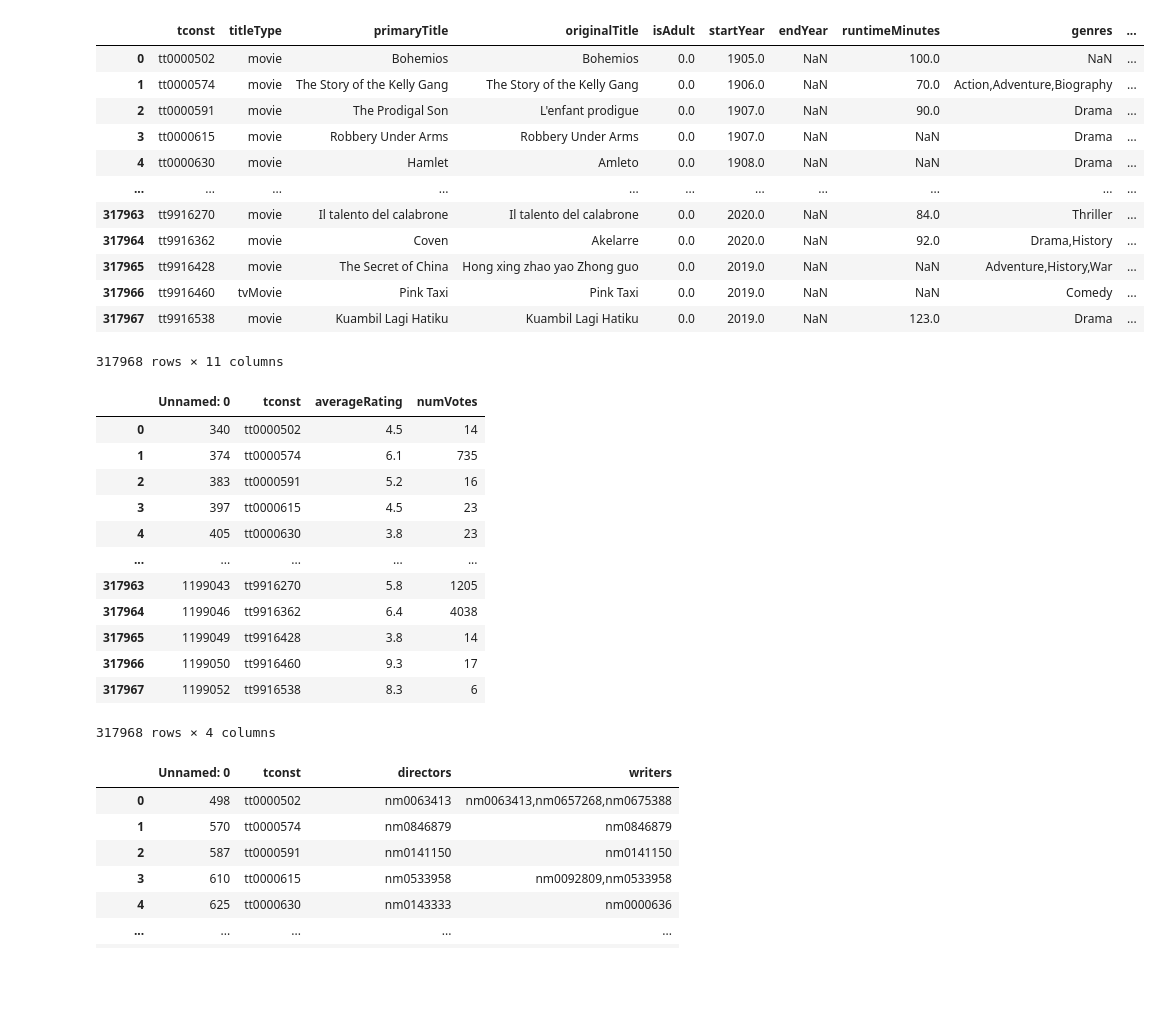
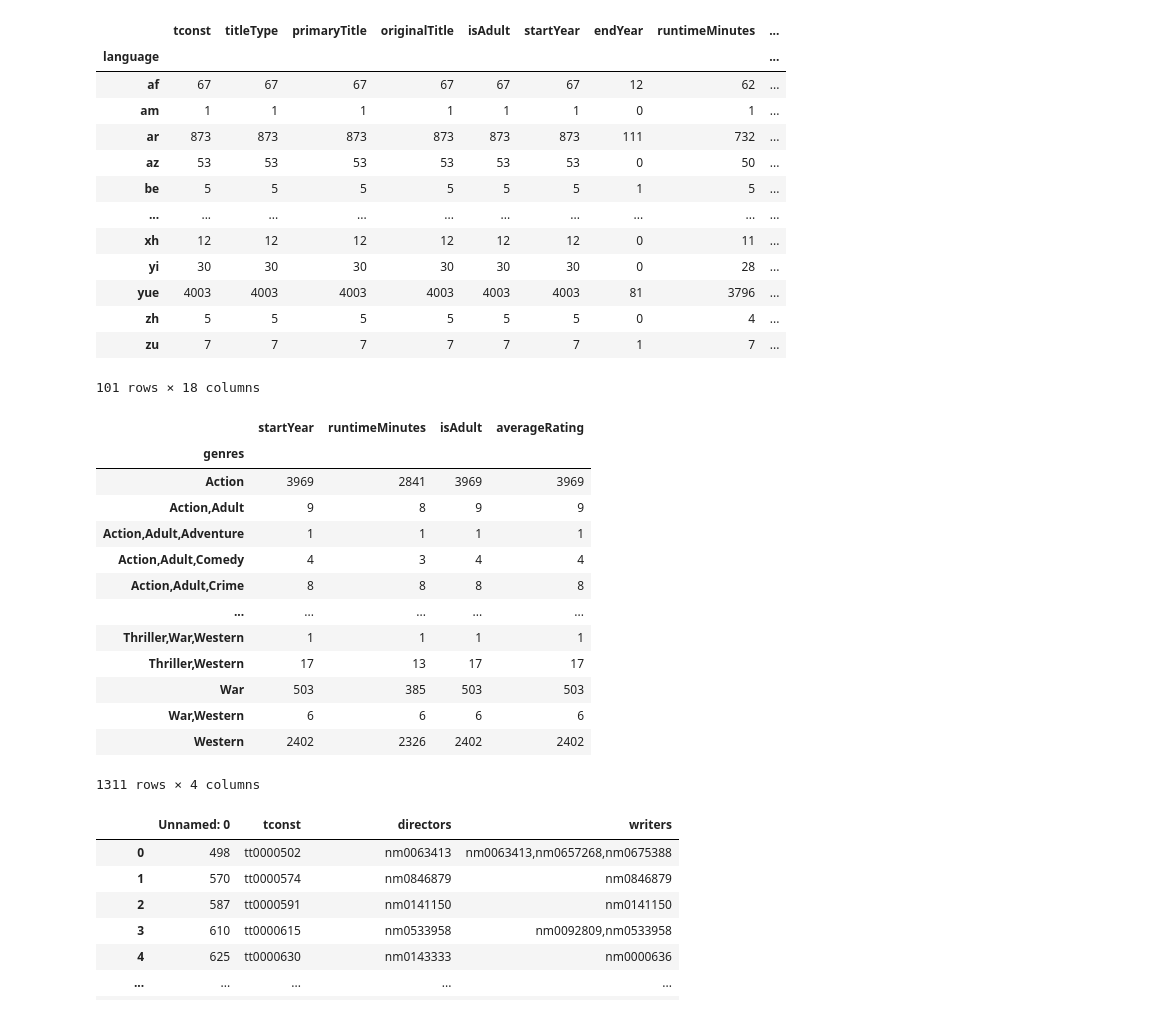
Before and after one commit to megarage9000/MovieProjection, a Jupyter notebook: Untitled.ipynb, the cells around one changed output. Saved outputs shown, nothing was run; the diff lists cells and outputs as text; code cells hidden in the pictures; blank space fills up the shorter version.

```diff
--- a/Untitled.ipynb
+++ b/Untitled.ipynb
@@ -47,41 +33,47 @@ result_csv
 # %%
-# we want only primaryTitle, startYear, runtimeMinutes, genres
-import pandas as pd
-basics = pd.read_csv('filtered_title.basics.tsv.gz.csv')
-ratings = pd.read_csv('filtered_title.ratings.tsv.gz.csv')
-# basics = basics[[basics.columns.difference(['averageRating'])]]
-basics = basics.merge(ratings, on=['tconst'])
-basics
+import matplotlib.pyplot as plt
+
+
+cat_val_count = movie_data.groupby('region').agg('count')
+cat_val_count
+# cat_index = cat_val_count.index.values
+# cat_values = cat_val_count[cat_val_count.columns[0]].values
+# cat_index
+# plt.hist(cat_values, len(cat_values))
+# plt.show()
 # %% [output]
-|  | tconst | titleType | primaryTitle | originalTitle | isAdult | startYear | endYear | runtimeMinutes | genres | ... |
-| 0 | tt0000502 | movie | Bohemios | Bohemios | 0.0 | 1905.0 | NaN | 100.0 | NaN | ... |
-| 1 | tt0000574 | movie | The Story of the Kelly Gang | The Story of the Kelly Gang | 0.0 | 1906.0 | NaN | 70.0 | Action,Adventure,Biography | ... |
-| 2 | tt0000591 | movie | The Prodigal Son | L'enfant prodigue | 0.0 | 1907.0 | NaN | 90.0 | Drama | ... |
-| 3 | tt0000615 | movie | Robbery Under Arms | Robbery Under Arms | 0.0 | 1907.0 | NaN | NaN | Drama | ... |
-| 4 | tt0000630 | movie | Hamlet | Amleto | 0.0 | 1908.0 | NaN | NaN | Drama | ... |
-| ... | ... | ... | ... | ... | ... | ... | ... | ... | ... | ... |
-| 317963 | tt9916270 | movie | Il talento del calabrone | Il talento del calabrone | 0.0 | 2020.0 | NaN | 84.0 | Thriller | ... |
-| 317964 | tt9916362 | movie | Coven | Akelarre | 0.0 | 2020.0 | NaN | 92.0 | Drama,History | ... |
-| 317965 | tt9916428 | movie | The Secret of China | Hong xing zhao yao Zhong guo | 0.0 | 2019.0 | NaN | NaN | Adventure,History,War | ... |
-| 317966 | tt9916460 | tvMovie | Pink Taxi | Pink Taxi | 0.0 | 2019.0 | NaN | NaN | Comedy | ... |
-| 317967 | tt9916538 | movie | Kuambil Lagi Hatiku | Kuambil Lagi Hatiku | 0.0 | 2019.0 | NaN | 123.0 | Drama | ... |
+|  | tconst | titleType | primaryTitle | originalTitle | isAdult | startYear | endYear | runtimeMinutes | ... |
+| language |  |  |  |  |  |  |  |  | ... |
+| af | 67 | 67 | 67 | 67 | 67 | 67 | 12 | 62 | ... |
+| am | 1 | 1 | 1 | 1 | 1 | 1 | 0 | 1 | ... |
+| ar | 873 | 873 | 873 | 873 | 873 | 873 | 111 | 732 | ... |
+| az | 53 | 53 | 53 | 53 | 53 | 53 | 0 | 50 | ... |
+| be | 5 | 5 | 5 | 5 | 5 | 5 | 1 | 5 | ... |
+| ... | ... | ... | ... | ... | ... | ... | ... | ... | ... |
+| xh | 12 | 12 | 12 | 12 | 12 | 12 | 0 | 11 | ... |
+| yi | 30 | 30 | 30 | 30 | 30 | 30 | 0 | 28 | ... |
+| yue | 4003 | 4003 | 4003 | 4003 | 4003 | 4003 | 81 | 3796 | ... |
+| zh | 5 | 5 | 5 | 5 | 5 | 5 | 0 | 4 | ... |
+| zu | 7 | 7 | 7 | 7 | 7 | 7 | 1 | 7 | ... |
-317968 rows × 11 columns
+101 rows × 18 columns
 # %%
-ratings
+singleVal = basics.groupby("genres").count()
+singleVal
 # %% [output]
-|  | Unnamed: 0 | tconst | averageRating | numVotes |
-| 0 | 340 | tt0000502 | 4.5 | 14 |
-| 1 | 374 | tt0000574 | 6.1 | 735 |
-| 2 | 383 | tt0000591 | 5.2 | 16 |
-| 3 | 397 | tt0000615 | 4.5 | 23 |
-| 4 | 405 | tt0000630 | 3.8 | 23 |
+|  | startYear | runtimeMinutes | isAdult | averageRating |
+| genres |  |  |  |  |
+| Action | 3969 | 2841 | 3969 | 3969 |
+| Action,Adult | 9 | 8 | 9 | 9 |
+| Action,Adult,Adventure | 1 | 1 | 1 | 1 |
+| Action,Adult,Comedy | 4 | 3 | 4 | 4 |
+| Action,Adult,Crime | 8 | 8 | 8 | 8 |
 | ... | ... | ... | ... | ... |
-| 317963 | 1199043 | tt9916270 | 5.8 | 1205 |
-| 317964 | 1199046 | tt9916362 | 6.4 | 4038 |
-| 317965 | 1199049 | tt9916428 | 3.8 | 14 |
-| 317966 | 1199050 | tt9916460 | 9.3 | 17 |
-| 317967 | 1199052 | tt9916538 | 8.3 | 6 |
+| Thriller,War,Western | 1 | 1 | 1 | 1 |
+| Thriller,Western | 17 | 13 | 17 | 17 |
+| War | 503 | 385 | 503 | 503 |
+| War,Western | 6 | 6 | 6 | 6 |
+| Western | 2402 | 2326 | 2402 | 2402 |
-317968 rows × 4 columns
+1311 rows × 4 columns
 # %%
 crew
 # %% [output]
```
Also changed, not shown: parts of 1 cell of this notebook, 3 other files.
